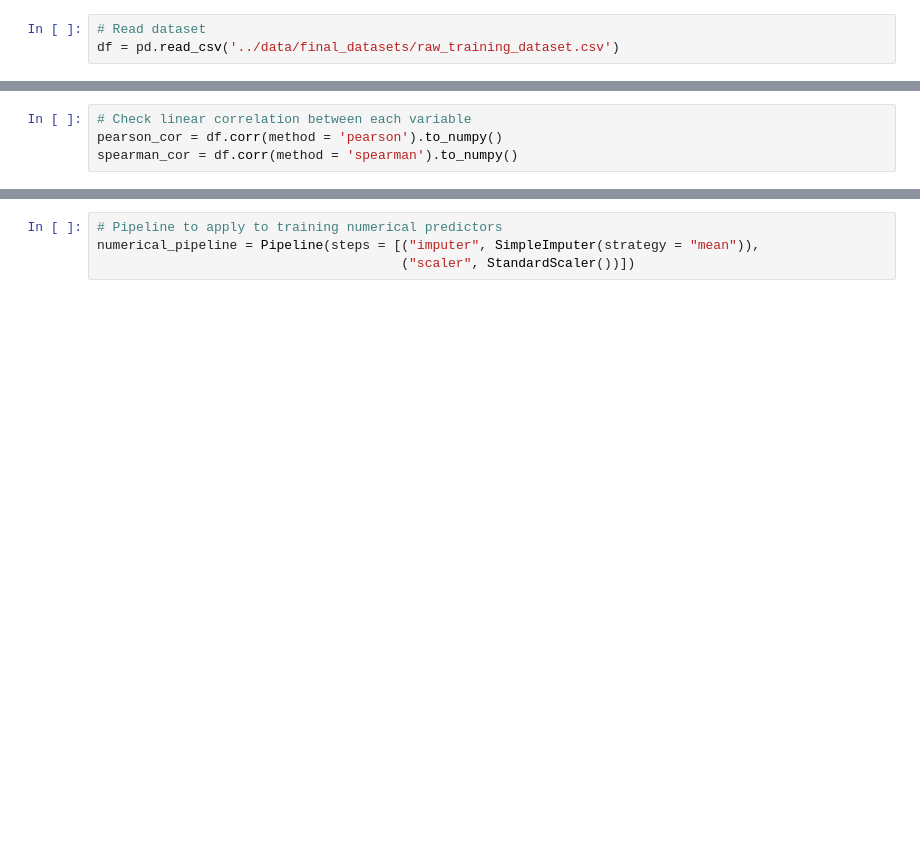
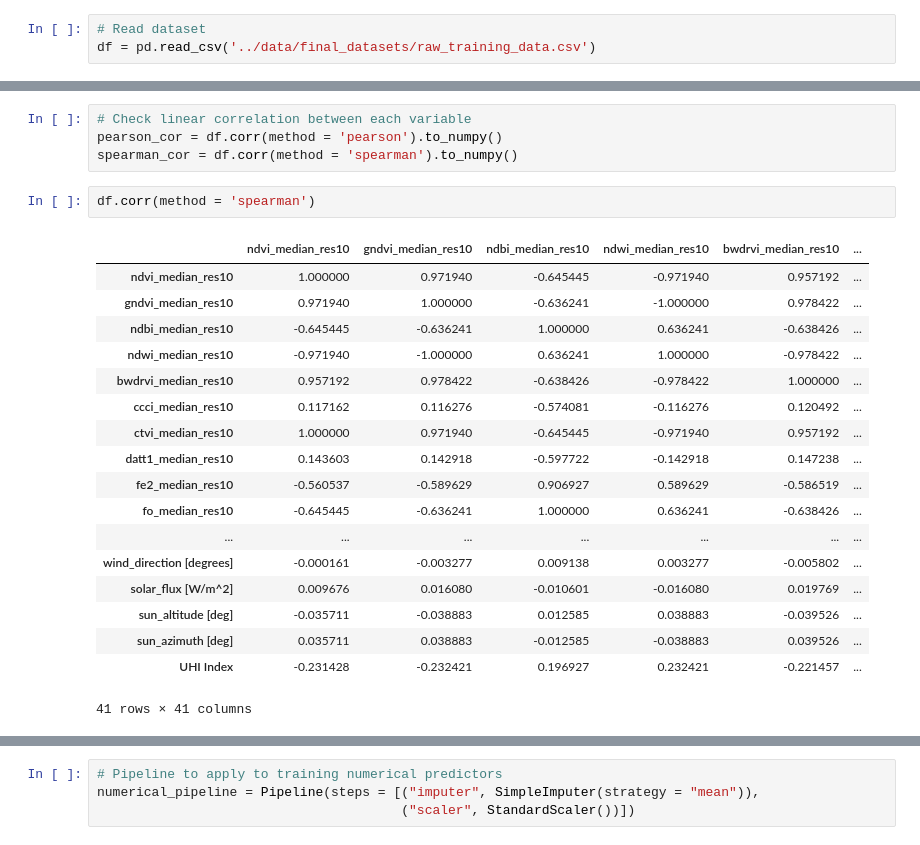
Before and after one commit to Santiq22/urban-heat-islands, a Jupyter notebook: notebooks/eda_final_dataset.ipynb, the cells around one changed output, grey strips where cells are left out. Drawn from its saved outputs; the diff is of its cells as text; blank space fills up the shorter version.

```diff
--- a/notebooks/eda_final_dataset.ipynb
+++ b/notebooks/eda_final_dataset.ipynb
@@ -10,7 +10,7 @@ from sklearn.pipeline import Pipeline
 from sklearn.preprocessing import OneHotEncoder, StandardScaler
 # %%
 # Read dataset
-df = pd.read_csv('../data/final_datasets/raw_training_dataset.csv')
+df = pd.read_csv('../data/final_datasets/raw_training_data.csv')
 # %%
 df.head()
 # %% [output]
@@ -108,3 +108,24 @@ memory usage: 3.5 MB
 # Check linear correlation between each variable
 pearson_cor = df.corr(method = 'pearson').to_numpy()
 spearman_cor = df.corr(method = 'spearman').to_numpy()
+# %%
+df.corr(method = 'spearman')
+# %% [output]
+|  | ndvi_median_res10 | gndvi_median_res10 | ndbi_median_res10 | ndwi_median_res10 | bwdrvi_median_res10 | ... |
+| ndvi_median_res10 | 1.000000 | 0.971940 | -0.645445 | -0.971940 | 0.957192 | ... |
+| gndvi_median_res10 | 0.971940 | 1.000000 | -0.636241 | -1.000000 | 0.978422 | ... |
+| ndbi_median_res10 | -0.645445 | -0.636241 | 1.000000 | 0.636241 | -0.638426 | ... |
+| ndwi_median_res10 | -0.971940 | -1.000000 | 0.636241 | 1.000000 | -0.978422 | ... |
+| bwdrvi_median_res10 | 0.957192 | 0.978422 | -0.638426 | -0.978422 | 1.000000 | ... |
+| ccci_median_res10 | 0.117162 | 0.116276 | -0.574081 | -0.116276 | 0.120492 | ... |
+| ctvi_median_res10 | 1.000000 | 0.971940 | -0.645445 | -0.971940 | 0.957192 | ... |
+| datt1_median_res10 | 0.143603 | 0.142918 | -0.597722 | -0.142918 | 0.147238 | ... |
+| fe2_median_res10 | -0.560537 | -0.589629 | 0.906927 | 0.589629 | -0.586519 | ... |
+| fo_median_res10 | -0.645445 | -0.636241 | 1.000000 | 0.636241 | -0.638426 | ... |
+| ... | ... | ... | ... | ... | ... | ... |
+| wind_direction [degrees] | -0.000161 | -0.003277 | 0.009138 | 0.003277 | -0.005802 | ... |
+| solar_flux [W/m^2] | 0.009676 | 0.016080 | -0.010601 | -0.016080 | 0.019769 | ... |
+| sun_altitude [deg] | -0.035711 | -0.038883 | 0.012585 | 0.038883 | -0.039526 | ... |
+| sun_azimuth [deg] | 0.035711 | 0.038883 | -0.012585 | -0.038883 | 0.039526 | ... |
+| UHI Index | -0.231428 | -0.232421 | 0.196927 | 0.232421 | -0.221457 | ... |
+41 rows × 41 columns
```
Also changed, not shown: parts of 2 cells of this notebook, 13 other files.
